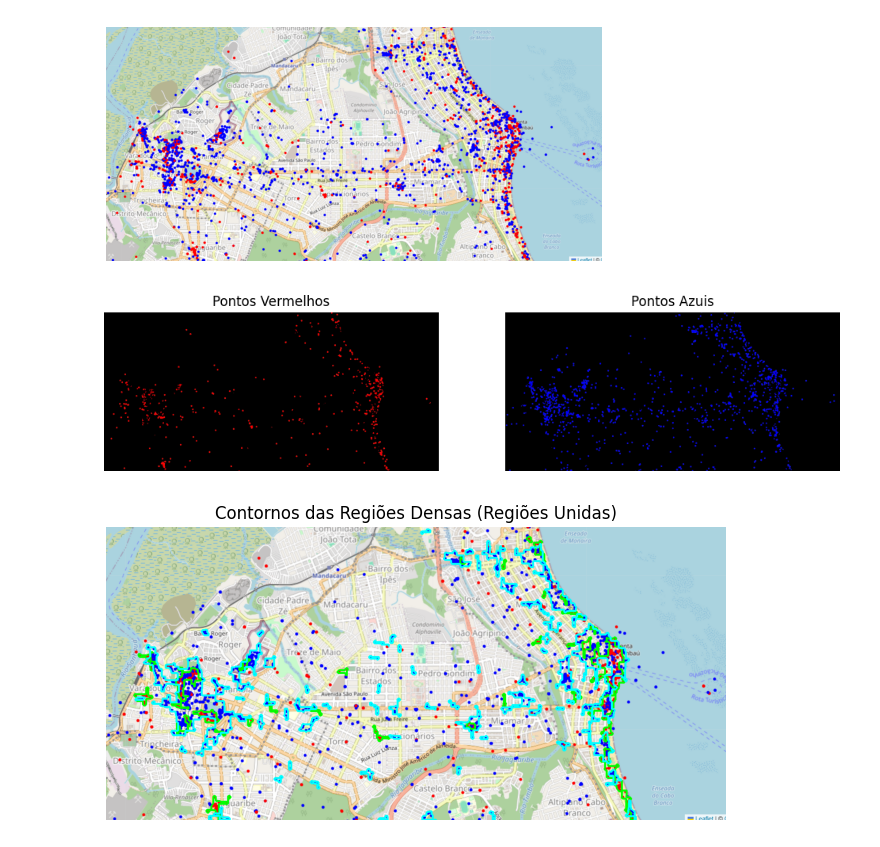
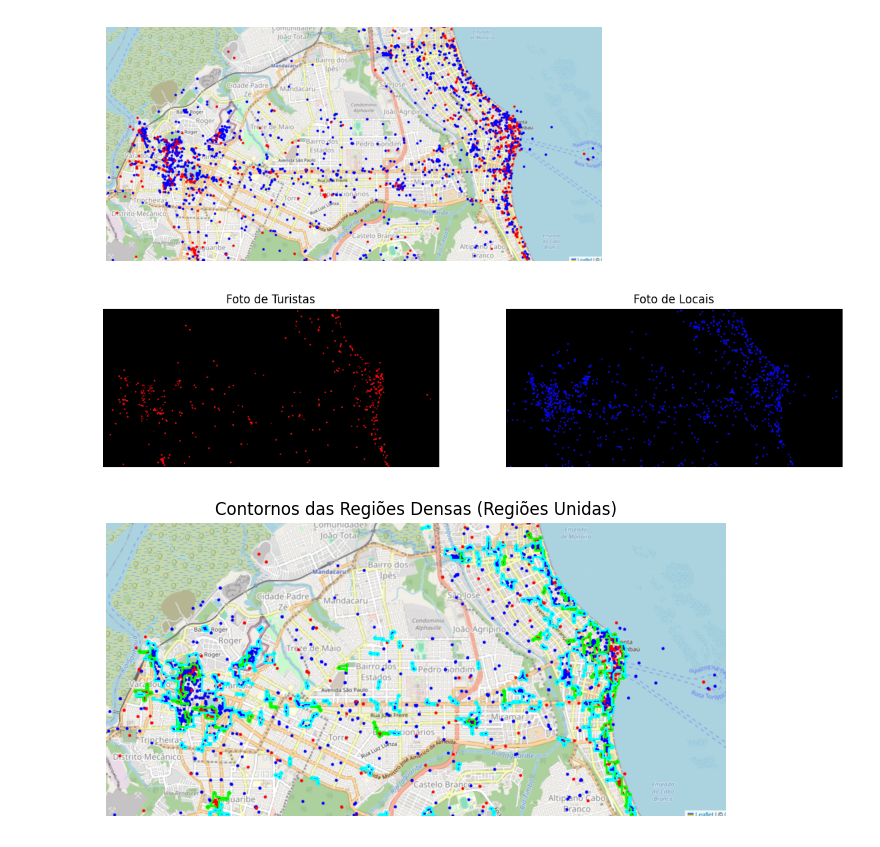
Before and after one commit to HiebertDiogo/Projeto-Final-PDI, a Jupyter notebook: main.ipynb, the cells around one changed output. Drawn from its saved outputs; the diff is of its cells as text; code cells hidden in the pictures.

```diff
--- a/main.ipynb
+++ b/main.ipynb
@@ -106,33 +106,33 @@ plt.show()
 # %%
 # Definir o intervalo de cores para vermelho e azul
 vermelho_min = np.array([0, 0, 200], np.uint8)
 vermelho_max = np.array([100, 100, 255], np.uint8)
 
 azul_min = np.array([200, 0, 0], np.uint8)
 azul_max = np.array([255, 100, 100], np.uint8)
 
 # Segmentar os pontos vermelhos e azuis
 mascara_vermelha = cv2.inRange(imagem, vermelho_min, vermelho_max)
 mascara_azul = cv2.inRange(imagem, azul_min, azul_max)
 
 # Aplicar a máscara sobre a imagem original para destacar os pontos vermelhos e azuis
 pontos_vermelhos = cv2.bitwise_and(imagem_rgb, imagem_rgb, mask=mascara_vermelha)
 pontos_azuis = cv2.bitwise_and(imagem_rgb, imagem_rgb, mask=mascara_azul)
 
 # Exibir os pontos vermelhos e azuis
-fig, ax = plt.subplots(1, 2, figsize=(12, 6))
+fig, ax = plt.subplots(1, 2, figsize=(14, 8))
 
 ax[0].imshow(pontos_vermelhos)
-ax[0].set_title('Pontos Vermelhos')
+ax[0].set_title('Foto de Turistas')
 ax[0].axis('off')
 
 ax[1].imshow(pontos_azuis)
-ax[1].set_title('Pontos Azuis')
+ax[1].set_title('Foto de Locais')
 ax[1].axis('off')
 
 plt.show()
 # %% [output]
-[figure, old version]
+[figure, new version]
 # %%
 # Função para identificar contornos nas máscaras
 def identificar_contornos(mask):
```
Also changed, not shown: parts of 5 cells of this notebook, 9 other files.
